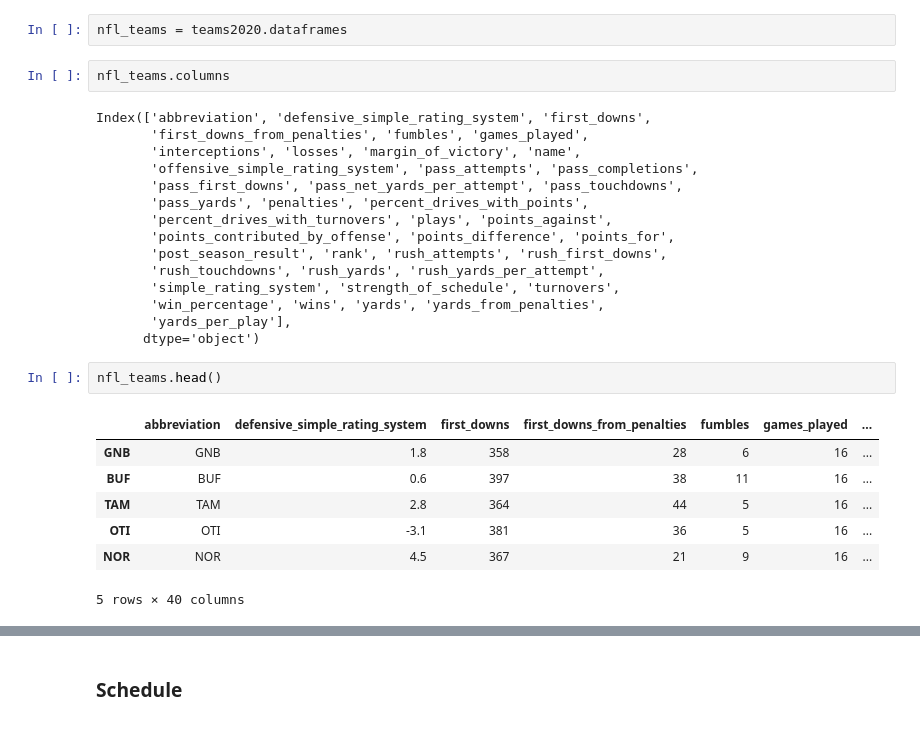
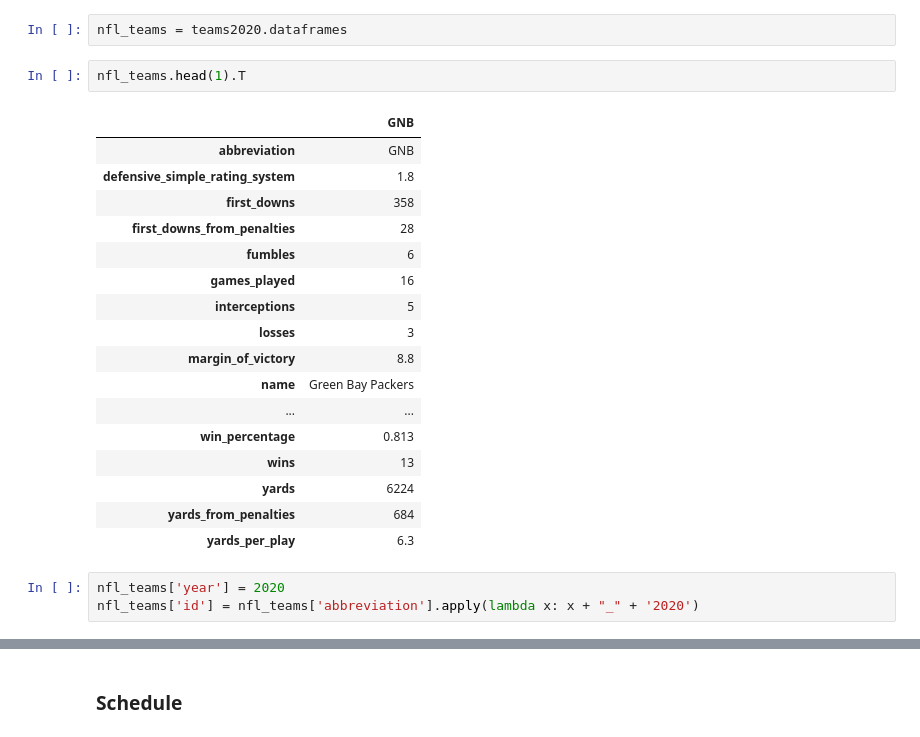
Before and after one commit to WillRobinson152/NFL_Analysis, a Jupyter notebook: 1.GetData.ipynb, the cells around one changed output, grey strips where cells are left out. Saved outputs shown, nothing was run; the diff lists cells and outputs as text.

```diff
--- a/1.GetData.ipynb
+++ b/1.GetData.ipynb
@@ -15,30 +22,26 @@ print(dir(teams2020))
 ['__call__', '__class__', '__delattr__', '__dict__', '__dir__', '__doc__', '__eq__', '__format__', '__ge__', '__getattribute__', '__getitem__', '__gt__', '__hash__', '__init__', '__init_subclass__', ' ...
 # %%
 nfl_teams = teams2020.dataframes
-# %%
-nfl_teams.columns
-# %% [output]
-Index(['abbreviation', 'defensive_simple_rating_system', 'first_downs',
-       'first_downs_from_penalties', 'fumbles', 'games_played',
-       'interceptions', 'losses', 'margin_of_victory', 'name',
-       'offensive_simple_rating_system', 'pass_attempts', 'pass_completions',
-       'pass_first_downs', 'pass_net_yards_per_attempt', 'pass_touchdowns',
-       'pass_yards', 'penalties', 'percent_drives_with_points',
-       'percent_drives_with_turnovers', 'plays', 'points_against',
-       'points_contributed_by_offense', 'points_difference', 'points_for',
-       'post_season_result', 'rank', 'rush_attempts', 'rush_first_downs',
-       'rush_touchdowns', 'rush_yards', 'rush_yards_per_attempt',
-       'simple_rating_system', 'strength_of_schedule', 'turnovers',
-       'win_percentage', 'wins', 'yards', 'yards_from_penalties',
-       'yards_per_play'],
-      dtype='object')
 # %%
-nfl_teams.head()
+nfl_teams.head(1).T
 # %% [output]
-|  | abbreviation | defensive_simple_rating_system | first_downs | first_downs_from_penalties | fumbles | games_played | ... |
-| GNB | GNB | 1.8 | 358 | 28 | 6 | 16 | ... |
-| BUF | BUF | 0.6 | 397 | 38 | 11 | 16 | ... |
-| TAM | TAM | 2.8 | 364 | 44 | 5 | 16 | ... |
-| OTI | OTI | -3.1 | 381 | 36 | 5 | 16 | ... |
-| NOR | NOR | 4.5 | 367 | 21 | 9 | 16 | ... |
+|  | GNB |
+| abbreviation | GNB |
+| defensive_simple_rating_system | 1.8 |
+| first_downs | 358 |
+| first_downs_from_penalties | 28 |
+| fumbles | 6 |
+| games_played | 16 |
+| interceptions | 5 |
+| losses | 3 |
+| margin_of_victory | 8.8 |
+| name | Green Bay Packers |
+| ... | ... |
+| win_percentage | 0.813 |
+| wins | 13 |
+| yards | 6224 |
+| yards_from_penalties | 684 |
+| yards_per_play | 6.3 |
-5 rows × 40 columns
+# %%
+nfl_teams['year'] = 2020
+nfl_teams['id'] = nfl_teams['abbreviation'].apply(lambda x: x + "_" + '2020')
```
Also changed, not shown: parts of 27 cells of this notebook.
